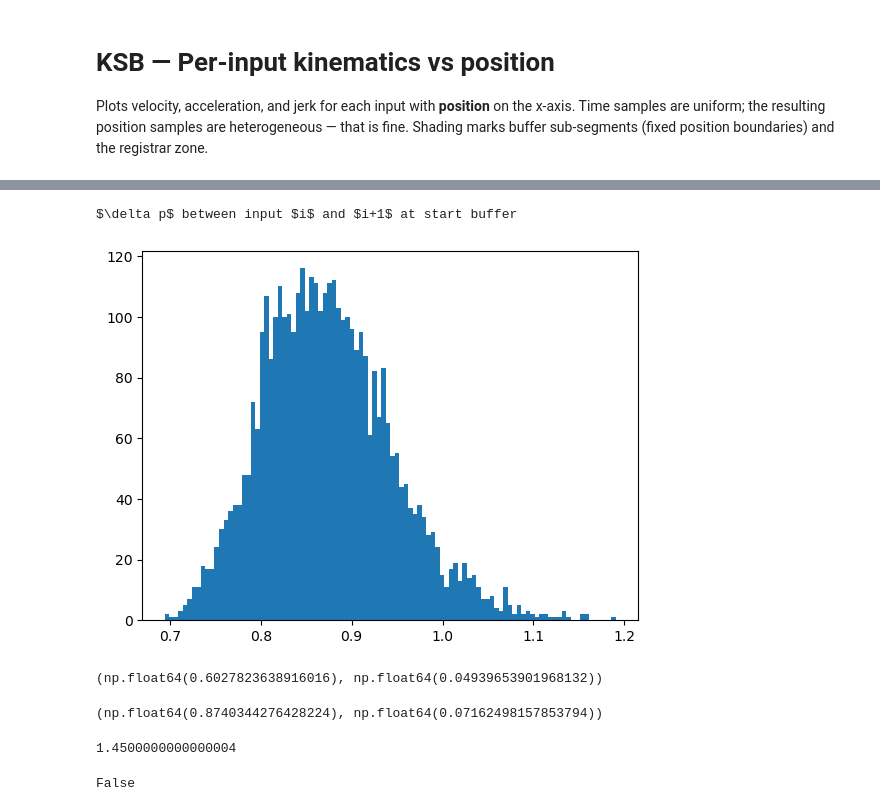
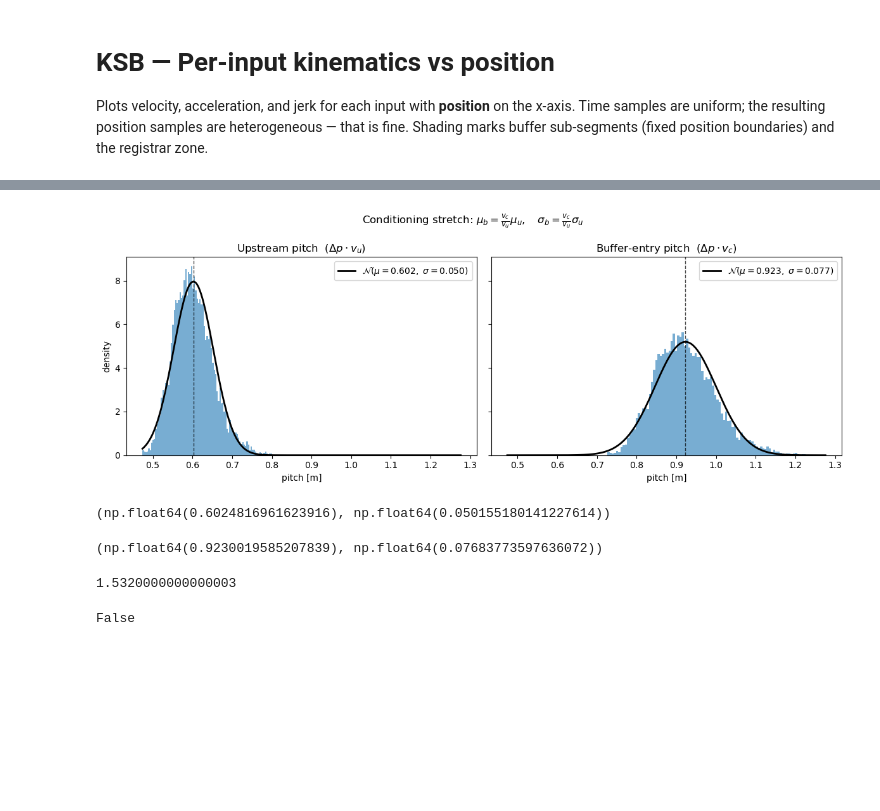
Before and after one commit to JvPost/Portfolio, a Jupyter notebook: ksb/notebooks/plot_inputs_vs_position.ipynb, the cells around one changed output, grey strips where cells are left out. Drawn from its saved outputs; the diff is of its cells as text; code cells hidden in the pictures; blank space fills up the shorter version.

```diff
--- a/ksb/notebooks/plot_inputs_vs_position.ipynb
+++ b/ksb/notebooks/plot_inputs_vs_position.ipynb
@@ -45,33 +45,62 @@ cfg
 # %%
 n_experiments = 40
 b = cfg['batch']
-t_start_diffs = np.empty((n_experiments, b-1))
+t_control_start_diff = np.empty((n_experiments, b-1))
 t_spawn_diffs = np.empty((n_experiments, b-1))
 for i in range(n_experiments):
     sim = KSBSimulation(cfg=cfg)
     result = sim.run(seed=42+i, skip_pair_records=True)
-    t_start_diffs[i] = np.diff(result.t_control_start)
+    t_control_start_diff[i] = np.diff(result.t_control_start)
     t_spawn_diffs[i] = np.diff(result.t_spawn)
 # %%
-print("$\\delta p$ between input $i$ and $i+1$ at start buffer")
-plt.hist(t_start_diffs.ravel() * sim.vc, bins=100, )
+from scipy.stats import norm
+
+# --- data: spacing in metres at each stage ---
+upstream_gaps = t_spawn_diffs.ravel() * sim.vu          # pitch at spawn (v_u)
+buffer_gaps   = t_control_start_diff.ravel() * sim.vc   # pitch at buffer entry (v_c)
+
+# fitted Gaussian params
+mu_u, sd_u = upstream_gaps.mean(), upstream_gaps.std()
+mu_b, sd_b = buffer_gaps.mean(),   buffer_gaps.std()
+
+# shared x-range so the stretch is visually comparable
+xmin = min(upstream_gaps.min(), buffer_gaps.min())
+xmax = max(upstream_gaps.max(), buffer_gaps.max())
+x = np.linspace(xmin, xmax, 500)
+
+fig, axes = plt.subplots(1, 2, figsize=(12, 4.5), sharex=True, sharey=True)
+
+for ax, gaps, mu, sd, title in (
+    (axes[0], upstream_gaps, mu_u, sd_u, r"Upstream pitch  ($\Delta p \cdot v_u$)"),
+    (axes[1], buffer_gaps,   mu_b, sd_b, r"Buffer-entry pitch  ($\Delta p \cdot v_c$)"),
+):
+    ax.hist(gaps, bins=100, density=True, alpha=0.6, edgecolor="none")
+    ax.plot(x, norm.pdf(x, mu, sd), "k-", lw=2,
+            label=fr"$\mathcal{{N}}(\mu={mu:.3f},\ \sigma={sd:.3f})$")
+    ax.axvline(mu, color="k", ls="--", lw=1, alpha=0.7)
+    ax.set_title(title)
+    ax.set_xlabel("pitch [m]")
+    ax.legend()
+
+axes[0].set_ylabel("density")
+fig.suptitle(r"Conditioning stretch: $\mu_b=\frac{v_c}{v_u}\mu_u,\quad \sigma_b=\frac{v_c}{v_u}\sigma_u$")
+fig.tight_layout()
 plt.show()
 # %% [output]
-$\delta p$ between input $i$ and $i+1$ at start buffer
-[figure, old version]
+[figure, new version]
 # %%
 upstream_mean_gap = (t_spawn_diffs.ravel() * sim.vu).mean() # upstream mean gap
 upstream_std_gap = ((t_spawn_diffs.ravel() * sim.vu).std()) # upstream gap std
 # this is exactly right as we have in the config
 upstream_mean_gap, upstream_std_gap
 # %% [output]
-(np.float64(0.6027823638916016), np.float64(0.04939653901968132))
+(np.float64(0.6024816961623916), np.float64(0.050155180141227614))
 # %%
 buffer_mean_gap = ((t_spawn_diffs.ravel() * sim.vc).mean()) # buffer mean gap
 buffer_std_gap = ((t_spawn_diffs.ravel() * sim.vc).std()) # buffer gap std
 buffer_mean_gap, buffer_std_gap
 # %% [output]
-(np.float64(0.8740344276428224), np.float64(0.07162498157853794))
+(np.float64(0.9230019585207839), np.float64(0.07683773597636072))
 # %%
 assert np.isclose(sim.vc / sim.vu * upstream_mean_gap, buffer_mean_gap, rtol=1e-9)
 assert np.isclose(sim.vc / sim.vu * upstream_std_gap, buffer_std_gap, rtol=1e-9)
@@ -79,7 +108,7 @@ assert np.isclose(sim.vc / sim.vu * upstream_std_gap, buffer_std_gap, rtol=1e-9)
 # %%
 sim.vc / sim.vu
 # %% [output]
-1.4500000000000004
+1.5320000000000003
 # %%
 (cfg['eta_v'] * sim.vd) == sim.vc
 # %% [output]
```
Also changed, not shown: parts of 2 cells of this notebook, 10 other files.
